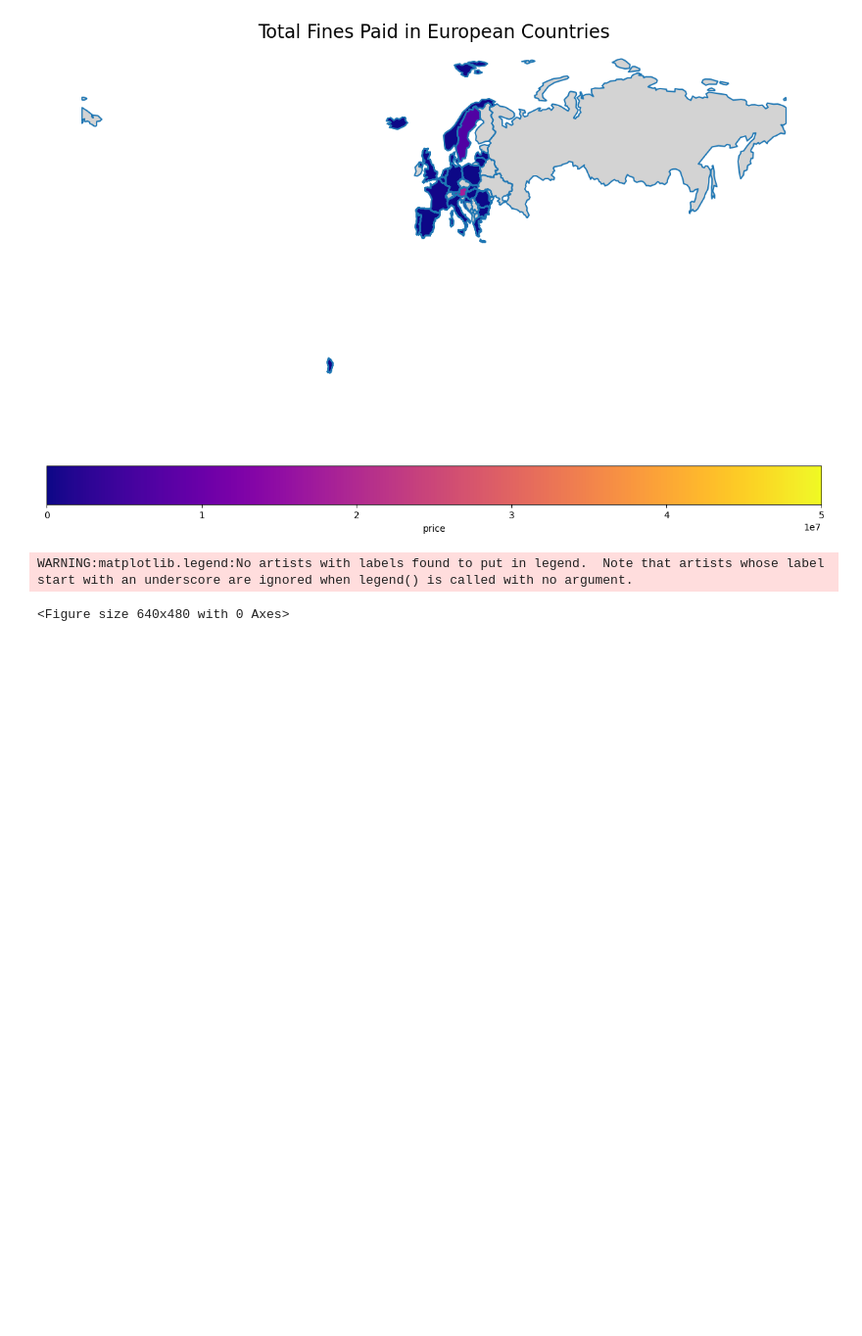
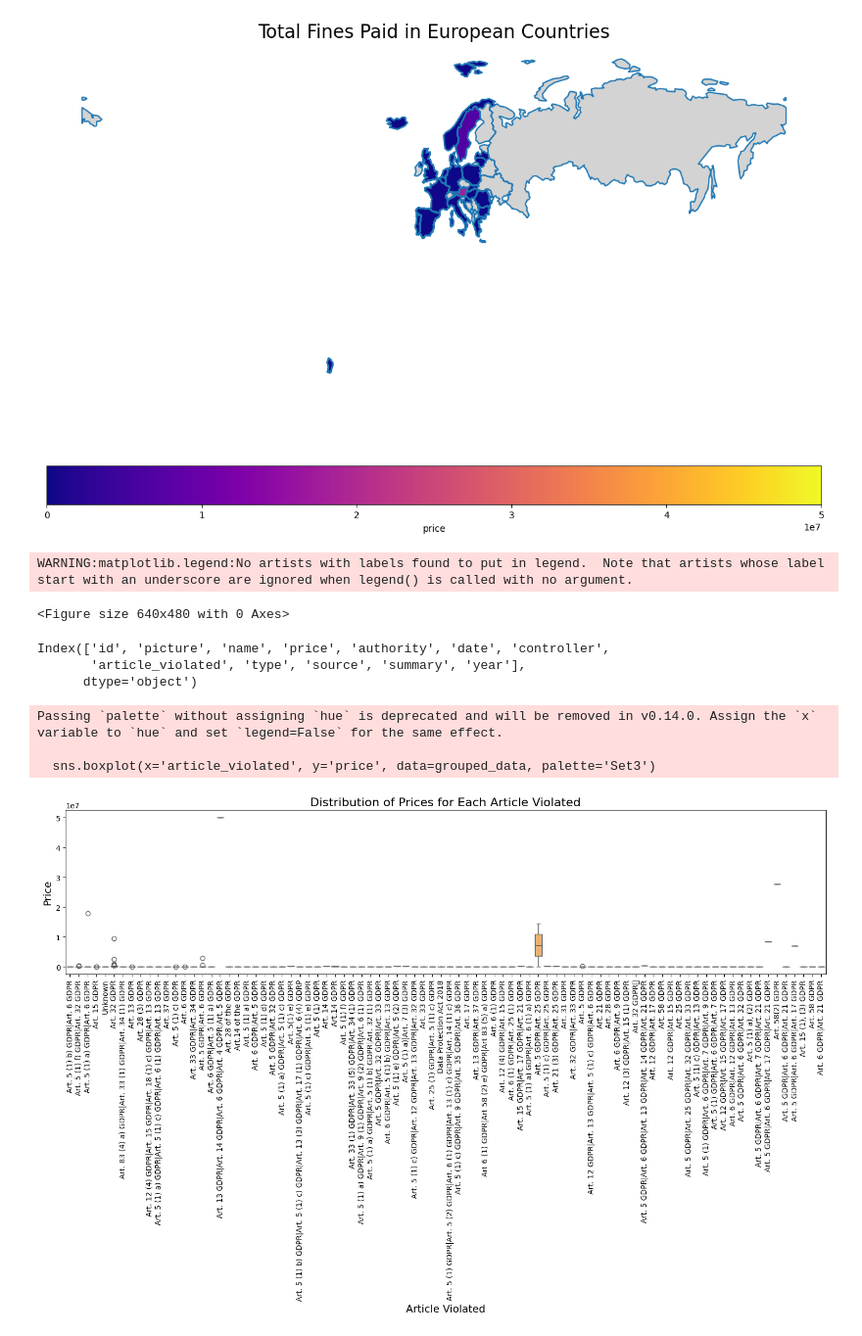
Before and after one commit to ericmuga253/Python-Data-, a Jupyter notebook: capstoneattemp.ipynb, the cells around one changed output. Shown at 98% size. Saved outputs shown, nothing was run; the diff lists cells and outputs as text; code cells hidden in the pictures; blank space fills up the shorter version.

```diff
--- a/capstoneattemp.ipynb
+++ b/capstoneattemp.ipynb
@@ -311,0 +315,49 @@ WARNING:matplotlib.legend:No artists with labels found to put in legend.  Note t
+# %%
+import pandas as pd
+import seaborn as sns
+import matplotlib.pyplot as plt
+
+# Sample DataFrame setup (use your actual DataFrame in practice)
+# df = pd.DataFrame({
+#     'article_violated': ['A1', 'A2', 'A1', 'A3', 'A2', 'A1'],
+#     'price': [100, 200, 150, 300, 250, 100],
+#     'date': pd.to_datetime(['2018-01-01', '2019-01-01', '2020-01-01', '2019-05-01', '2020-07-01', '2018-11-01'])
+# })
+
+# Ensure the 'date' column is in datetime format
+df['date'] = pd.to_datetime(df['date'])
+
+# Filter data for the years 2018 to 2020
+df = df[(df['date'].dt.year >= 2018) & (df['date'].dt.year <= 2020)]
+
+# Check if the DataFrame contains the expected columns
+print(df.columns)
+
+# Ensure that 'article_violated' and 'price' columns exist
+if 'article_violated' in df.columns and 'price' in df.columns:
+    # Group the data by 'article_violated' and 'price'
+    grouped_data = df[['article_violated', 'price']]
+
+    # Create a box plot using seaborn
+    plt.figure(figsize=(15, 10))
+    sns.boxplot(x='article_violated', y='price', data=grouped_data, palette='Set3')
+
+    # Customize the plot
+    plt.xlabel('Article Violated', fontsize=14)
+    plt.ylabel('Price', fontsize=14)
+    plt.title('Distribution of Prices for Each Article Violated', fontsize=16)
+    plt.xticks(rotation=90)  # Rotate x-axis labels for better readability
+
+    # Show the plot
+    plt.tight_layout()
+    plt.show()
+else:
+    print("The required columns 'article_violated' and 'price' are not in the DataFrame.")
+# %% [output]
+Index(['id', 'picture', 'name', 'price', 'authority', 'date', 'controller',
+       'article_violated', 'type', 'source', 'summary', 'year'],
+      dtype='object')
+Passing `palette` without assigning `hue` is deprecated and will be removed in v0.14.0. Assign the `x` variable to `hue` and set `legend=False` for the same effect.
+
+  sns.boxplot(x='article_violated', y='price', data=grouped_data, palette='Set3')
+[figure, added]
```
Also changed, not shown: parts of 2 cells of this notebook.
